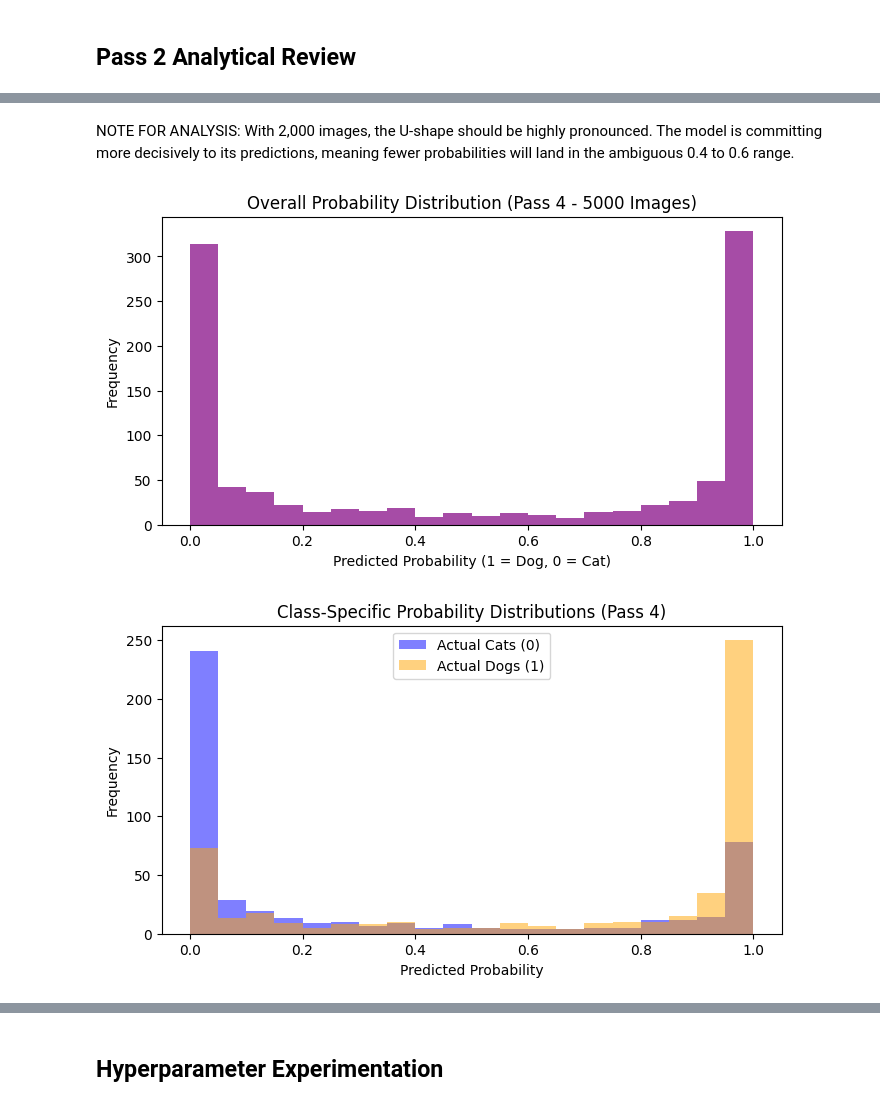
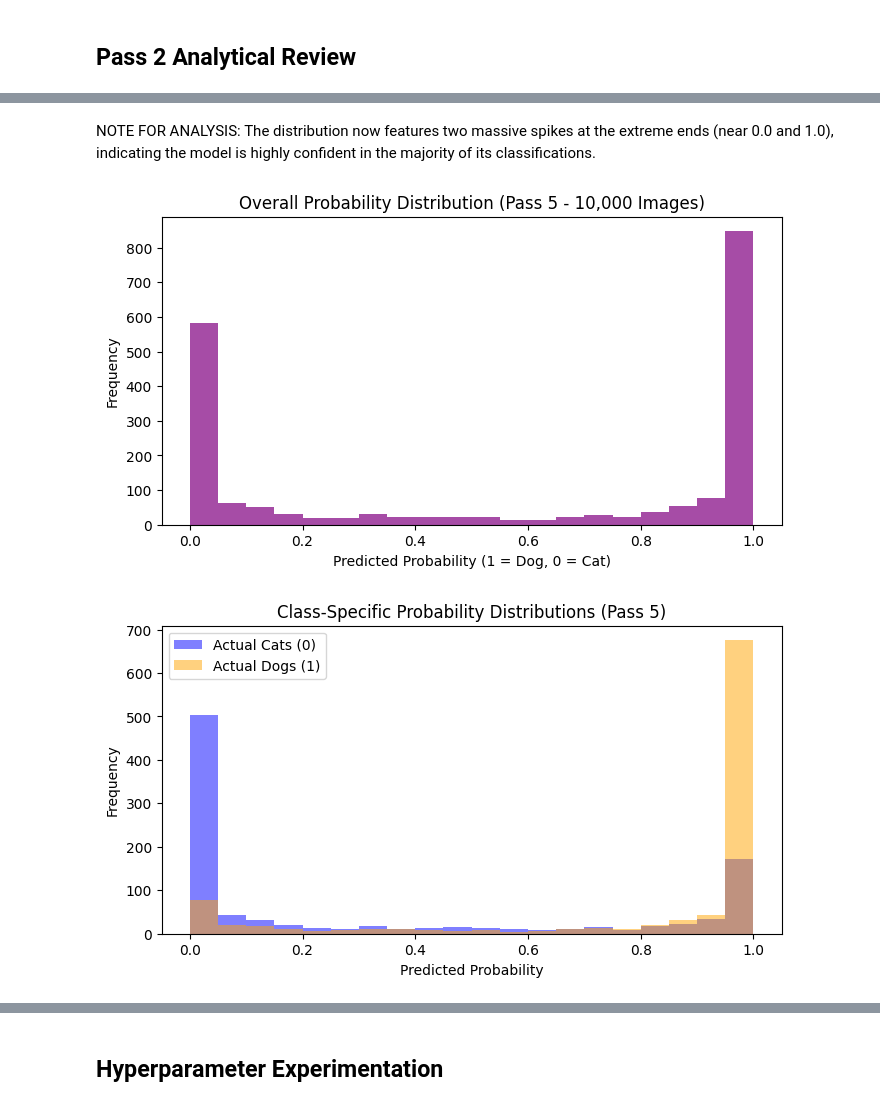
Before and after one commit to ikoghoddds-bit/Data-Science-Portfolio-C21, a Jupyter notebook: Projects/Project-6/Images-Description.for.Students_Pass_5.ipynb, the cells around one changed output, grey strips where cells are left out. Cells and saved outputs as stored; diff of their text form; code cells hidden in the pictures.

```diff
--- a/Projects/Project-6/Images-Description.for.Students_Pass_5.ipynb
+++ b/Projects/Project-6/Images-Description.for.Students_Pass_5.ipynb
@@ -203,36 +182,3 @@ Model: "sequential_1"
  Total params: 52,673 (205.75 KB)
  Trainable params: 52,673 (205.75 KB)
  Non-trainable params: 0 (0.00 B)
-# %%
-# Train-Test Split (80/20 split)
-
-# This results in 4,000 training images and 1,000 testing images
-
-X_train, X_test, y_train, y_test = train_test_split(
-    X_subset, y_subset, test_size=0.20, random_state=42
-)
-
-# Build the Sequential Model
-
-model = Sequential()
-
-# Add Convolutional Blocks
-
-model.add(Conv2D(32, kernel_size=(3, 3), activation='relu', input_shape=(100, 100, 1)))
-model.add(MaxPooling2D(pool_size=(2, 2)))
-
-model.add(Conv2D(64, kernel_size=(3, 3), activation='relu'))
-model.add(MaxPooling2D(pool_size=(2, 2)))
-
-# Define the Output Layer
-
-model.add(Flatten())
-model.add(Dense(1, activation='sigmoid'))
-
-# Compile the Engine
-
-model.compile(optimizer='adam',
-              loss='binary_crossentropy',
-              metrics=['accuracy'])
-
-model.summary()
@@ -325,28 +251,28 @@ test_predictions = model.predict(X_test).flatten()
-# %% [markdown]
-NOTE FOR ANALYSIS:
-With 2,000 images, the U-shape should be highly pronounced. The model is committing more decisively to its predictions, meaning fewer probabilities will land in the ambiguous 0.4 to 0.6 range.
+# %% [markdown]
+NOTE FOR ANALYSIS:
+The distribution now features two massive spikes at the extreme ends (near 0.0 and 1.0), indicating the model is highly confident in the majority of its classifications.
 # %%
-# How do the distributions of probabilities change as the number of images increase?
+# Overall Probability Distributions
 
 plt.figure(figsize=(8, 4))
 plt.hist(test_predictions, bins=20, color='purple', alpha=0.7)
-plt.title("Overall Probability Distribution (Pass 4 - 5000 Images)")
+plt.title("Overall Probability Distribution (Pass 5 - 10,000 Images)")
 plt.xlabel("Predicted Probability (1 = Dog, 0 = Cat)")
 plt.ylabel("Frequency")
 plt.show()
 # %% [output]
-[figure, old version]
+[figure, new version]
 # %%
-# How do the distributions of probabilities for each class change?
+# Class-Specific Probability Distributions
 
 plt.figure(figsize=(8, 4))
 plt.hist(test_predictions[y_test == 0], bins=20, color='blue', alpha=0.5, label='Actual Cats (0)')
 plt.hist(test_predictions[y_test == 1], bins=20, color='orange', alpha=0.5, label='Actual Dogs (1)')
-plt.title("Class-Specific Probability Distributions (Pass 4)")
+plt.title("Class-Specific Probability Distributions (Pass 5)")
 plt.xlabel("Predicted Probability")
 plt.ylabel("Frequency")
 plt.legend()
 plt.show()
 # %% [output]
-[figure, old version]
+[figure, new version]
 # %%
```
Also changed, not shown: parts of 14 cells of this notebook.
